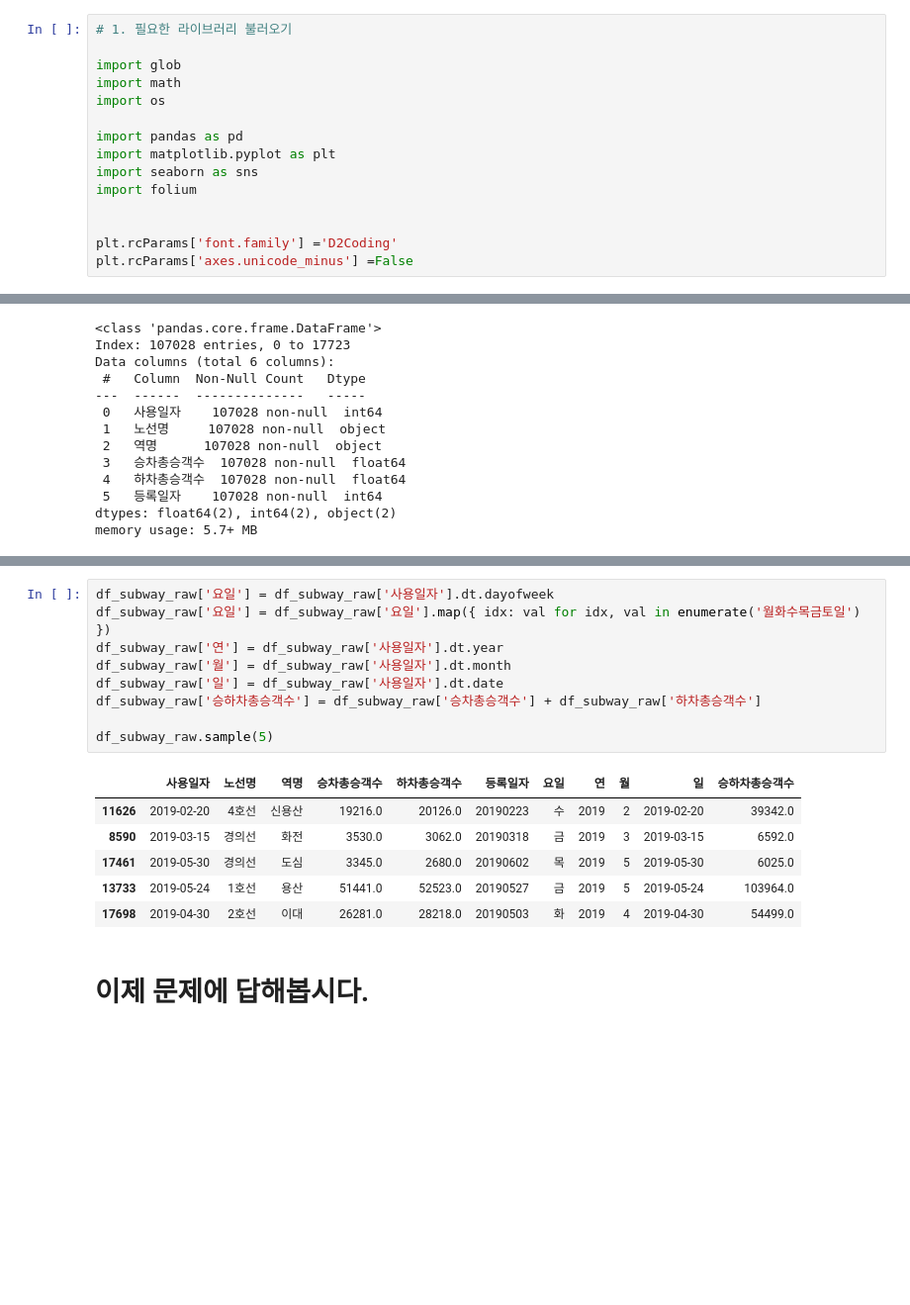
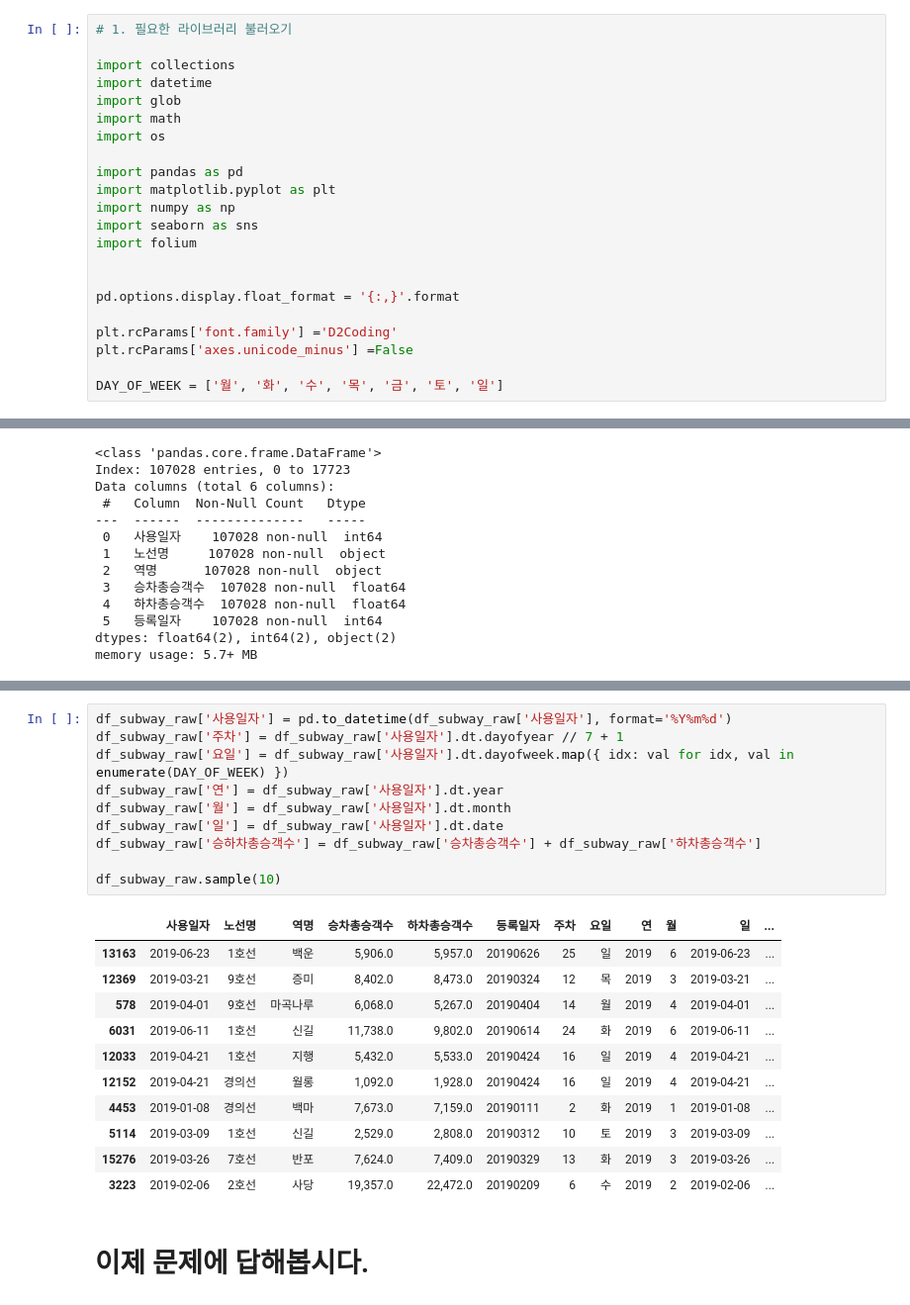
Before and after one commit to smu-202115064/Training-project-for-AI-X-Pioneers-Basic, a Jupyter notebook: 실습/김동주 - 지하철 이용승객 분석.ipynb, the cells around one changed output, grey strips where cells are left out. Shown at 99% size. Saved outputs shown, nothing was run; the diff lists cells and outputs as text; blank space fills up the shorter version.

```diff
--- a/실습/김동주 - 지하철 이용승객 분석.ipynb
+++ b/실습/김동주 - 지하철 이용승객 분석.ipynb
@@ -26,18 +27,25 @@ Requirement already satisfied: certifi>=2017.4.17 in /Users/hepheir/GitHub/smu-2
 # %%
 # 1. 필요한 라이브러리 불러오기
 
+import collections
+import datetime
 import glob
 import math
 import os
 
 import pandas as pd
 import matplotlib.pyplot as plt
+import numpy as np
 import seaborn as sns
 import folium
 
 
+pd.options.display.float_format = '{:,}'.format
+
 plt.rcParams['font.family'] ='D2Coding'
 plt.rcParams['axes.unicode_minus'] =False
+
+DAY_OF_WEEK = ['월', '화', '수', '목', '금', '토', '일']
 # %%
 # 2. 현재 사용가능한 데이터 확인
 
@@ -99,19 +119,25 @@ df_subway_raw.head()
 # %%
-df_subway_raw['요일'] = df_subway_raw['사용일자'].dt.dayofweek
-df_subway_raw['요일'] = df_subway_raw['요일'].map({ idx: val for idx, val in enumerate('월화수목금토일') })
+df_subway_raw['사용일자'] = pd.to_datetime(df_subway_raw['사용일자'], format='%Y%m%d')
+df_subway_raw['주차'] = df_subway_raw['사용일자'].dt.dayofyear // 7 + 1
+df_subway_raw['요일'] = df_subway_raw['사용일자'].dt.dayofweek.map({ idx: val for idx, val in enumerate(DAY_OF_WEEK) })
 df_subway_raw['연'] = df_subway_raw['사용일자'].dt.year
 df_subway_raw['월'] = df_subway_raw['사용일자'].dt.month
 df_subway_raw['일'] = df_subway_raw['사용일자'].dt.date
 df_subway_raw['승하차총승객수'] = df_subway_raw['승차총승객수'] + df_subway_raw['하차총승객수']
 
-df_subway_raw.sample(5)
+df_subway_raw.sample(10)
 # %% [output]
-|  | 사용일자 | 노선명 | 역명 | 승차총승객수 | 하차총승객수 | 등록일자 | 요일 | 연 | 월 | 일 | 승하차총승객수 |
-| 11626 | 2019-02-20 | 4호선 | 신용산 | 19216.0 | 20126.0 | 20190223 | 수 | 2019 | 2 | 2019-02-20 | 39342.0 |
-| 8590 | 2019-03-15 | 경의선 | 화전 | 3530.0 | 3062.0 | 20190318 | 금 | 2019 | 3 | 2019-03-15 | 6592.0 |
-| 17461 | 2019-05-30 | 경의선 | 도심 | 3345.0 | 2680.0 | 20190602 | 목 | 2019 | 5 | 2019-05-30 | 6025.0 |
-| 13733 | 2019-05-24 | 1호선 | 용산 | 51441.0 | 52523.0 | 20190527 | 금 | 2019 | 5 | 2019-05-24 | 103964.0 |
-| 17698 | 2019-04-30 | 2호선 | 이대 | 26281.0 | 28218.0 | 20190503 | 화 | 2019 | 4 | 2019-04-30 | 54499.0 |
+|  | 사용일자 | 노선명 | 역명 | 승차총승객수 | 하차총승객수 | 등록일자 | 주차 | 요일 | 연 | 월 | 일 | ... |
+| 13163 | 2019-06-23 | 1호선 | 백운 | 5,906.0 | 5,957.0 | 20190626 | 25 | 일 | 2019 | 6 | 2019-06-23 | ... |
+| 12369 | 2019-03-21 | 9호선 | 증미 | 8,402.0 | 8,473.0 | 20190324 | 12 | 목 | 2019 | 3 | 2019-03-21 | ... |
+| 578 | 2019-04-01 | 9호선 | 마곡나루 | 6,068.0 | 5,267.0 | 20190404 | 14 | 월 | 2019 | 4 | 2019-04-01 | ... |
+| 6031 | 2019-06-11 | 1호선 | 신길 | 11,738.0 | 9,802.0 | 20190614 | 24 | 화 | 2019 | 6 | 2019-06-11 | ... |
+| 12033 | 2019-04-21 | 1호선 | 지행 | 5,432.0 | 5,533.0 | 20190424 | 16 | 일 | 2019 | 4 | 2019-04-21 | ... |
+| 12152 | 2019-04-21 | 경의선 | 월롱 | 1,092.0 | 1,928.0 | 20190424 | 16 | 일 | 2019 | 4 | 2019-04-21 | ... |
+| 4453 | 2019-01-08 | 경의선 | 백마 | 7,673.0 | 7,159.0 | 20190111 | 2 | 화 | 2019 | 1 | 2019-01-08 | ... |
+| 5114 | 2019-03-09 | 1호선 | 신길 | 2,529.0 | 2,808.0 | 20190312 | 10 | 토 | 2019 | 3 | 2019-03-09 | ... |
+| 15276 | 2019-03-26 | 7호선 | 반포 | 7,624.0 | 7,409.0 | 20190329 | 13 | 화 | 2019 | 3 | 2019-03-26 | ... |
+| 3223 | 2019-02-06 | 2호선 | 사당 | 19,357.0 | 22,472.0 | 20190209 | 6 | 수 | 2019 | 2 | 2019-02-06 | ... |
 # %% [markdown]
 # 이제 문제에 답해봅시다.
 # %% [markdown]
```
Also changed, not shown: parts of 27 cells of this notebook.
